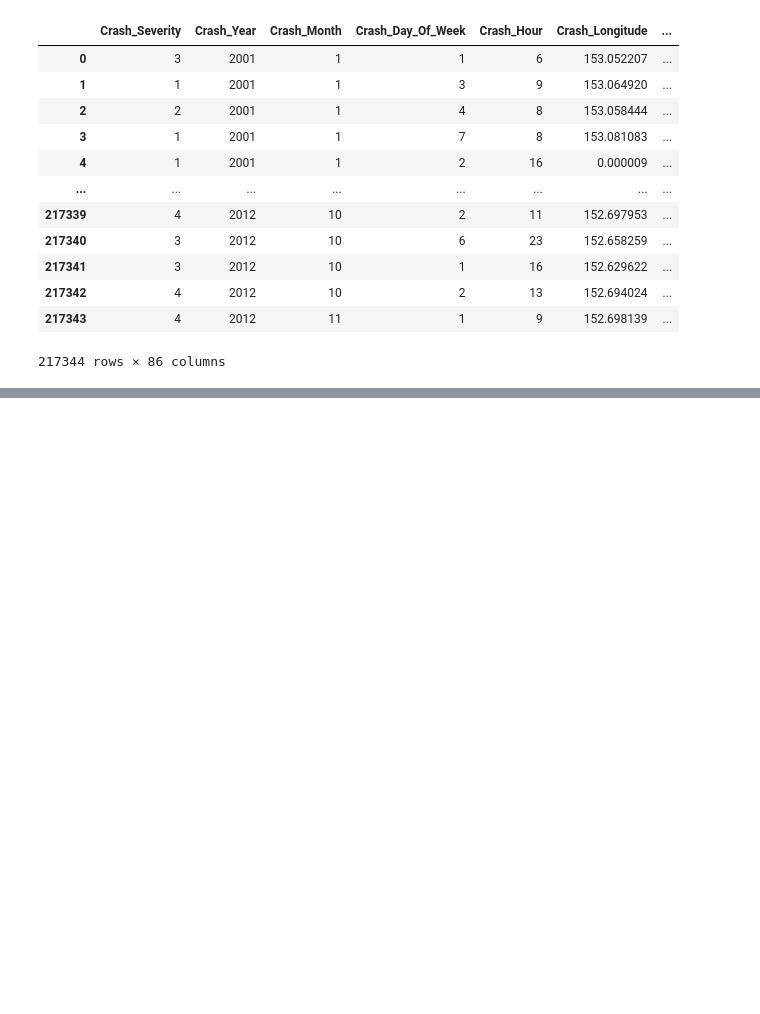
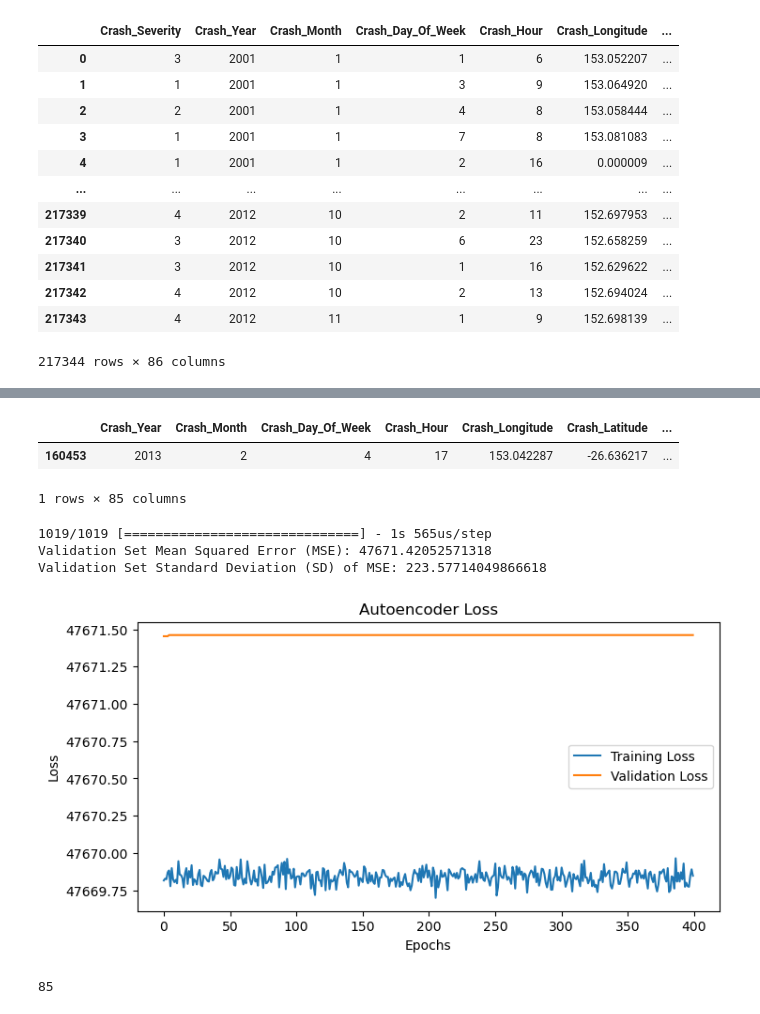
Before and after one commit to ENMcCool/ox2023, a Jupyter notebook: experiment_with_crash_data.ipynb, the cells around one changed output, grey strips where cells are left out. Saved outputs shown, nothing was run; the diff lists cells and outputs as text; code cells hidden in the pictures; blank space fills up the shorter version.

```diff
--- a/experiment_with_crash_data.ipynb
+++ b/experiment_with_crash_data.ipynb
@@ -264,0 +342,34 @@ data.to_csv('Numerical_crash_data')
+# %%
+X_test[:1]
+# %% [output]
+|  | Crash_Year | Crash_Month | Crash_Day_Of_Week | Crash_Hour | Crash_Longitude | Crash_Latitude | ... |
+| 160453 | 2013 | 2 | 4 | 17 | 153.042287 | -26.636217 | ... |
+1 rows × 85 columns
+# %%
+reconstructed_val_data = autoencoder.predict(val_data)
+
+# Calculate the reconstruction loss for the validation set
+mse_val = np.mean(np.power(val_data - reconstructed_val_data, 2), axis=1)
+
+# Print the mean and standard deviation of the validation set reconstruction loss
+print("Validation Set Mean Squared Error (MSE):", np.mean(mse_val))
+print("Validation Set Standard Deviation (SD) of MSE:", np.std(mse_val))
+
+# Plot the loss and accuracy graph for both training and validation sets
+plt.figure(figsize=(8, 4))
+plt.plot(history.history['loss'], label='Training Loss')
+plt.plot(history.history['val_loss'], label='Validation Loss')
+plt.title('Autoencoder Loss')
+plt.xlabel('Epochs')
+plt.ylabel('Loss')
+plt.legend()
+plt.show()
+# %% [output]
+1019/1019 [==============================] - 1s 565us/step
+Validation Set Mean Squared Error (MSE): 47671.42052571318
+Validation Set Standard Deviation (SD) of MSE: 223.57714049866618
+[figure, added]
+# %%
+input_dim
+# %% [output]
+85
```
Also changed, not shown: parts of 42 cells of this notebook.
